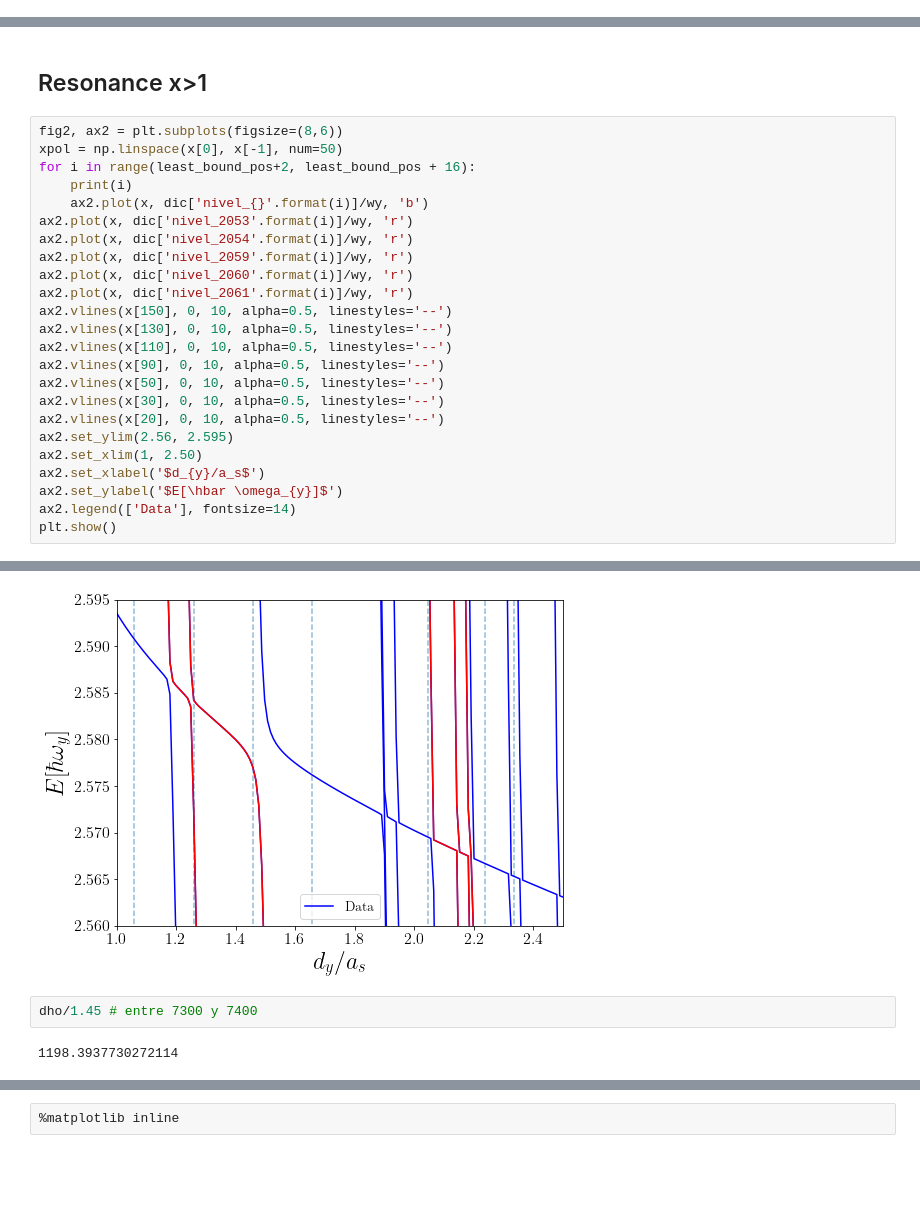
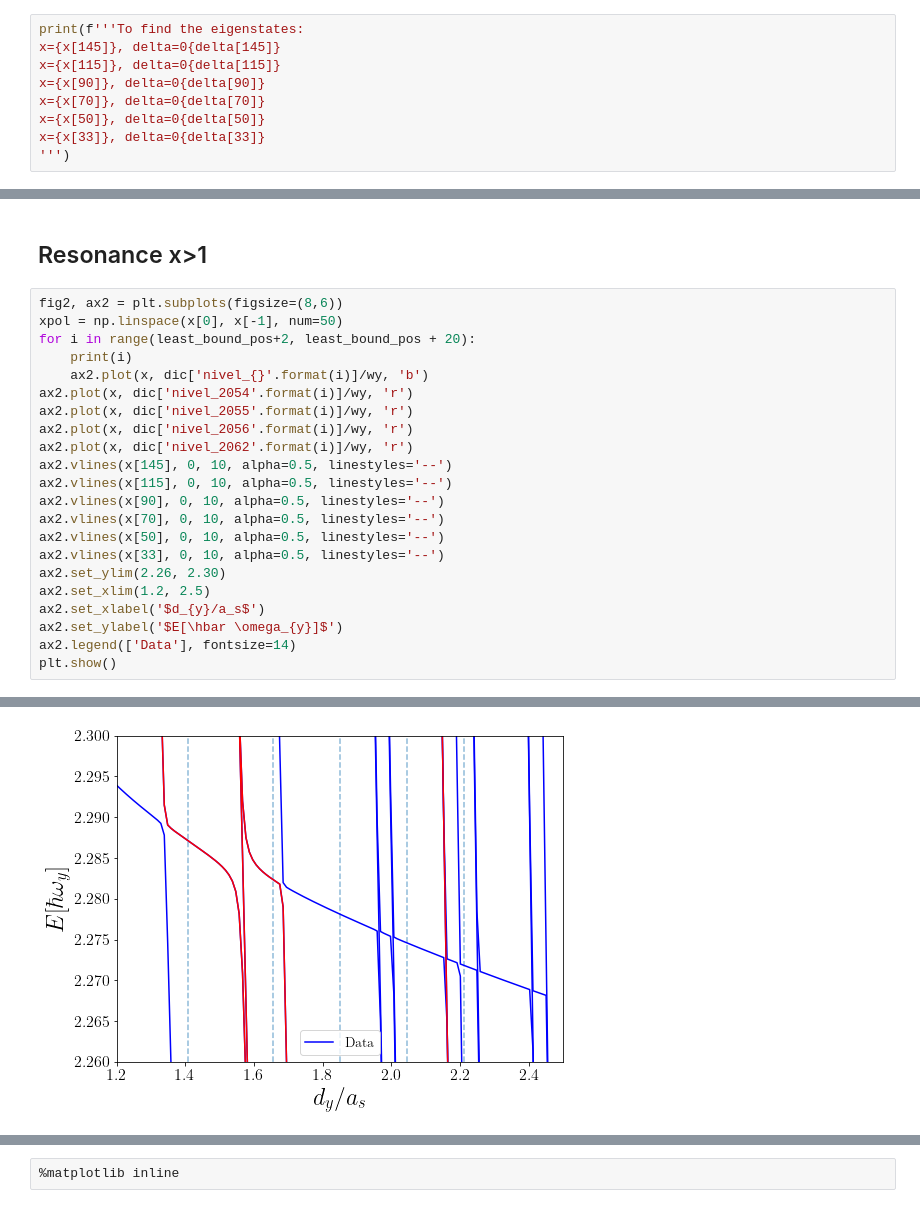
Before and after one commit to TsspGit/Ultracold_Atoms_src, a Jupyter notebook: Analysis/q2dq3d/Energies_Analysis_5505_LiLi_AgB1u.ipynb, the cells around one changed output, grey strips where cells are left out. Drawn from its saved outputs; the diff is of its cells as text; blank space fills up the shorter version.

```diff
--- a/Analysis/q2dq3d/Energies_Analysis_5505_LiLi_AgB1u.ipynb
+++ b/Analysis/q2dq3d/Energies_Analysis_5505_LiLi_AgB1u.ipynb
@@ -95,2 +94,11 @@ plt.show()
 # %%
 %matplotlib inline
+# %%
+print(f'''To find the eigenstates:
+x={x[145]}, delta=0{delta[145]}
+x={x[115]}, delta=0{delta[115]}
+x={x[90]}, delta=0{delta[90]}
+x={x[70]}, delta=0{delta[70]}
+x={x[50]}, delta=0{delta[50]}
+x={x[33]}, delta=0{delta[33]}
+''')
@@ -99,23 +115,21 @@ plt.show()
 # %%
 fig2, ax2 = plt.subplots(figsize=(8,6))
 xpol = np.linspace(x[0], x[-1], num=50)
-for i in range(least_bound_pos+2, least_bound_pos + 16):
+for i in range(least_bound_pos+2, least_bound_pos + 20):
     print(i)
     ax2.plot(x, dic['nivel_{}'.format(i)]/wy, 'b')
-ax2.plot(x, dic['nivel_2053'.format(i)]/wy, 'r')
 ax2.plot(x, dic['nivel_2054'.format(i)]/wy, 'r')
-ax2.plot(x, dic['nivel_2059'.format(i)]/wy, 'r')
-ax2.plot(x, dic['nivel_2060'.format(i)]/wy, 'r')
-ax2.plot(x, dic['nivel_2061'.format(i)]/wy, 'r')
-ax2.vlines(x[150], 0, 10, alpha=0.5, linestyles='--')
-ax2.vlines(x[130], 0, 10, alpha=0.5, linestyles='--')
-ax2.vlines(x[110], 0, 10, alpha=0.5, linestyles='--')
+ax2.plot(x, dic['nivel_2055'.format(i)]/wy, 'r')
+ax2.plot(x, dic['nivel_2056'.format(i)]/wy, 'r')
+ax2.plot(x, dic['nivel_2062'.format(i)]/wy, 'r')
+ax2.vlines(x[145], 0, 10, alpha=0.5, linestyles='--')
+ax2.vlines(x[115], 0, 10, alpha=0.5, linestyles='--')
 ax2.vlines(x[90], 0, 10, alpha=0.5, linestyles='--')
+ax2.vlines(x[70], 0, 10, alpha=0.5, linestyles='--')
 ax2.vlines(x[50], 0, 10, alpha=0.5, linestyles='--')
-ax2.vlines(x[30], 0, 10, alpha=0.5, linestyles='--')
-ax2.vlines(x[20], 0, 10, alpha=0.5, linestyles='--')
-ax2.set_ylim(2.56, 2.595)
-ax2.set_xlim(1, 2.50)
+ax2.vlines(x[33], 0, 10, alpha=0.5, linestyles='--')
+ax2.set_ylim(2.26, 2.30)
+ax2.set_xlim(1.2, 2.5)
 ax2.set_xlabel('$d_{y}/a_s$')
 ax2.set_ylabel('$E[\hbar \omega_{y}]$')
 ax2.legend(['Data'], fontsize=14)
@@ -138,7 +156,3 @@ plt.show()
-[figure, old version]
+[figure, new version]
-# %%
-dho/1.45 # entre 7300 y 7400
-# %% [output]
-1198.3937730272114
 # %%
 print('''f Eigenstates:
```
Also changed, not shown: parts of 17 cells of this notebook.
